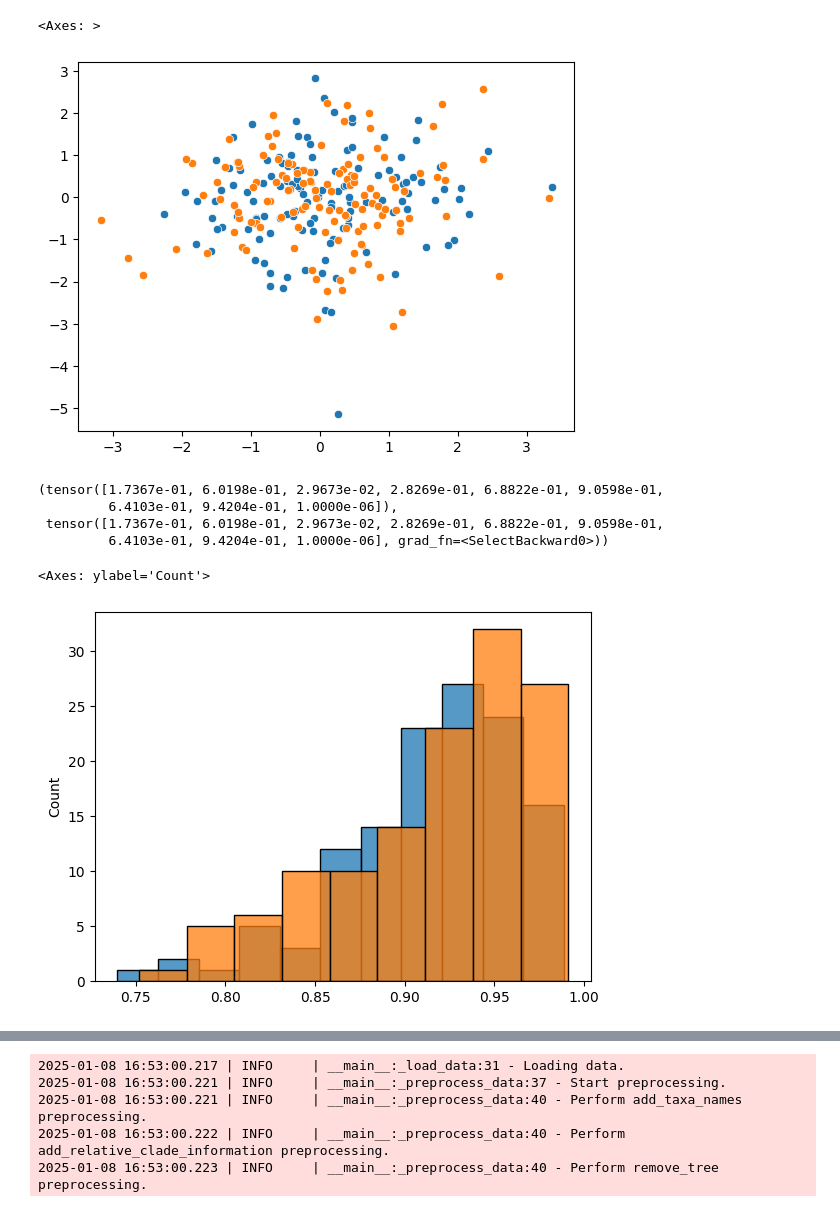
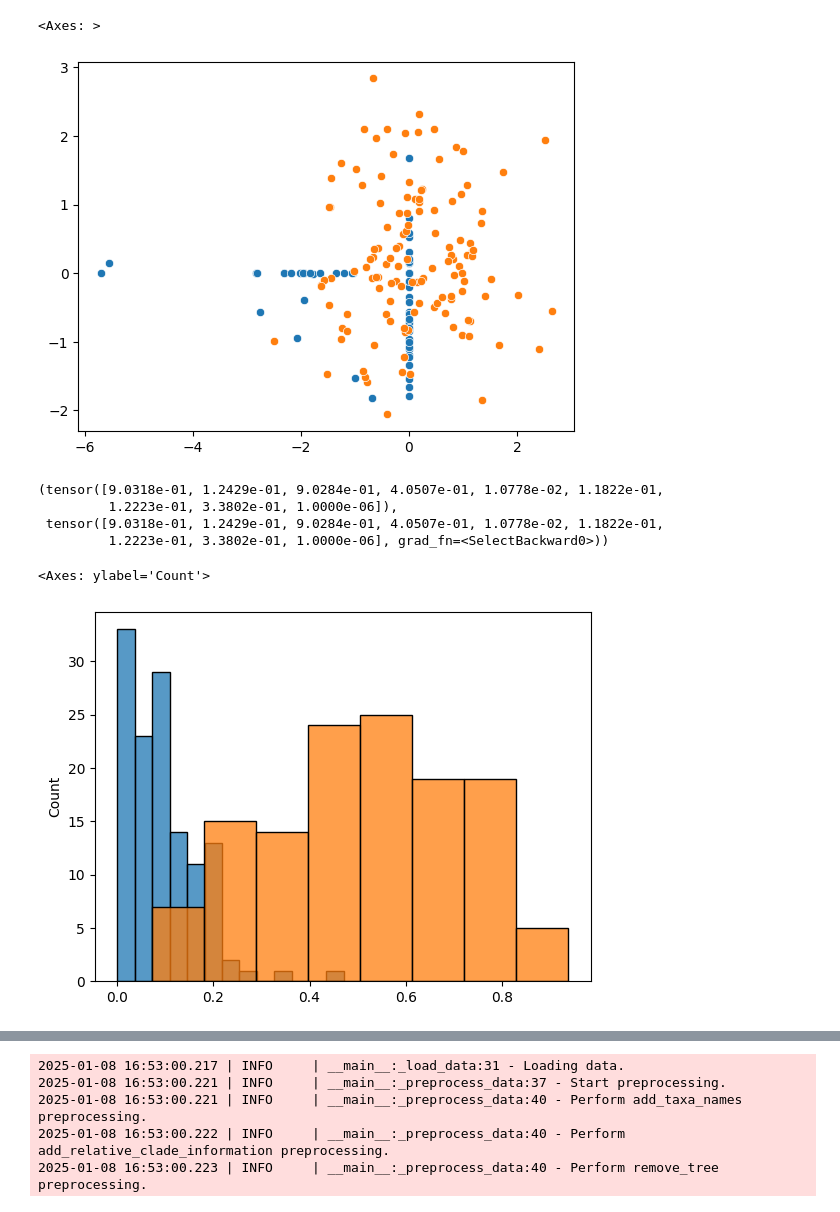
Before and after one commit to tochsner/ccd-validation, a Jupyter notebook: src/ml/ml_tests.ipynb, the cells around one changed output, grey strips where cells are left out. Drawn from its saved outputs; the diff is of its cells as text; code cells hidden in the pictures.

```diff
--- a/src/ml/ml_tests.ipynb
+++ b/src/ml/ml_tests.ipynb
@@ -80,29 +80,29 @@ model = model_factory(
 # %%
 from src.ml.modeling.weight_sharing_tree_flow import WeightSharingTreeFlow
 
-model = WeightSharingTreeFlow.load_from_checkpoint("ml_data/models/yule_10_simple_weight_sharing_fraction_encoding_2025_01_08_17_00_34/yule-10_140/epoch=17-val_loss=25.02.ckpt")
+model = WeightSharingTreeFlow.load_from_checkpoint("ml_data/models/debug_2025_01_08_18_30_17/yule-10_5/epoch=05-val_loss=-3.25.ckpt")
 model = model.eval()
 # %%
 import seaborn as sns
 sample = next(iter(val_loader))
 latent_space = model.forward(sample)["z"].detach().numpy()
-sns.scatterplot(x=latent_space[:, -2], y=latent_space[:, -1])
+sns.scatterplot(x=latent_space[:, -3], y=latent_space[:, 5])
 
 prior_latent_space = model.prior.sample((128, 2,)).detach().numpy()
 sns.scatterplot(x=prior_latent_space[:, 0], y=prior_latent_space[:, 1])
 # %% [output]
 <Axes: >
-[figure, old version]
+[figure, new version]
 # %%
 latent = model.forward(sample)
 output = model.inverse(latent)
 # %%
 sample["branch_lengths"][0], output["branch_lengths"][0]
 # %% [output]
-(tensor([1.7367e-01, 6.0198e-01, 2.9673e-02, 2.8269e-01, 6.8822e-01, 9.0598e-01,
-         6.4103e-01, 9.4204e-01, 1.0000e-06]),
- tensor([1.7367e-01, 6.0198e-01, 2.9673e-02, 2.8269e-01, 6.8822e-01, 9.0598e-01,
-         6.4103e-01, 9.4204e-01, 1.0000e-06], grad_fn=<SelectBackward0>))
+(tensor([9.0318e-01, 1.2429e-01, 9.0284e-01, 4.0507e-01, 1.0778e-02, 1.1822e-01,
+         1.2223e-01, 3.3802e-01, 1.0000e-06]),
+ tensor([9.0318e-01, 1.2429e-01, 9.0284e-01, 4.0507e-01, 1.0778e-02, 1.1822e-01,
+         1.2223e-01, 3.3802e-01, 1.0000e-06], grad_fn=<SelectBackward0>))
 # %%
 import matplotlib.pyplot as plt
 prior = model.prior.sample((128, 63,))
@@ -119,4 +119,4 @@ rs = rs.detach().numpy()
 sns.histplot(rs[:,7])
 # %% [output]
 <Axes: ylabel='Count'>
-[figure, old version]
+[figure, new version]
```
Also changed, not shown: parts of 7 cells of this notebook, 4 other files.
